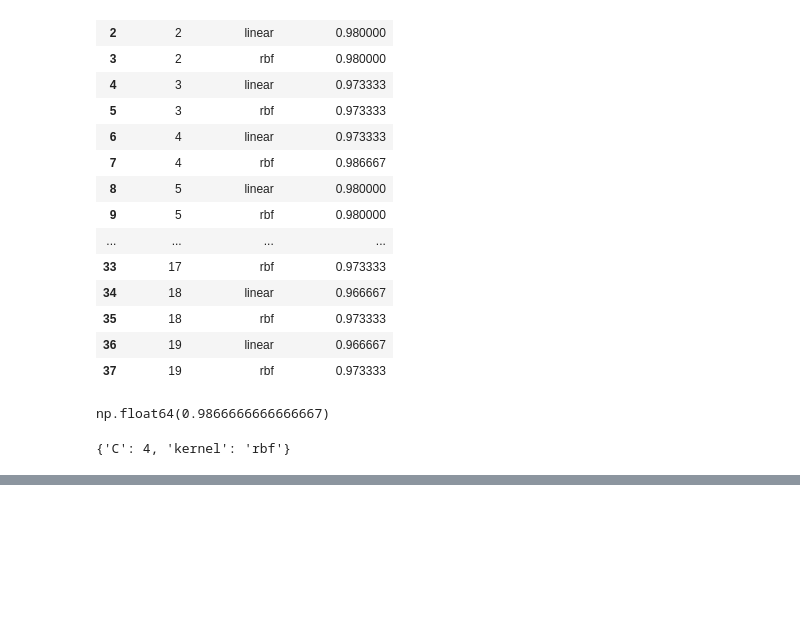
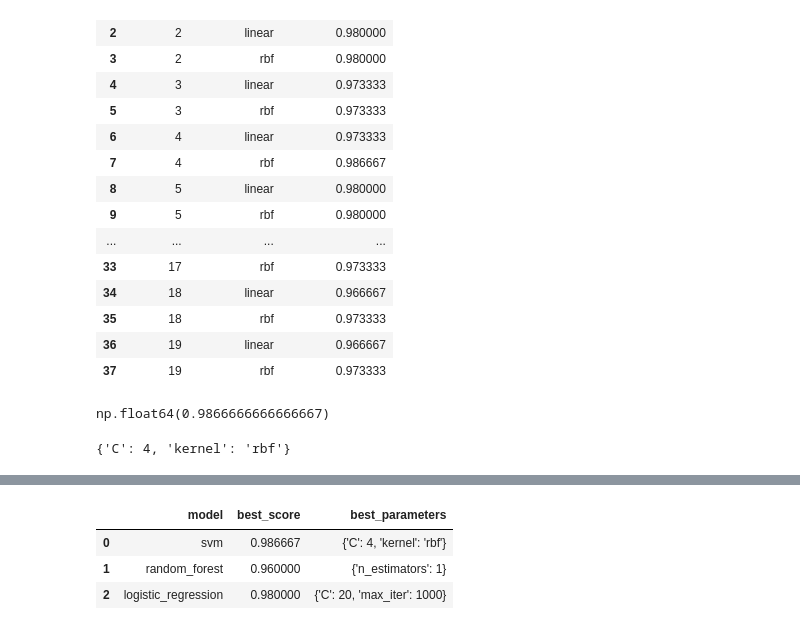
Before and after one commit to cmd-cosmos/ml-algorithms, a Jupyter notebook: Evaluation-and-Post-Training/Hyper-Parameter-Tuning/hyperparameter-tuning.ipynb, the cells around one changed output, grey strips where cells are left out. Drawn from its saved outputs; the diff is of its cells as text; code cells hidden in the pictures; blank space fills up the shorter version.

```diff
--- a/Evaluation-and-Post-Training/Hyper-Parameter-Tuning/hyperparameter-tuning.ipynb
+++ b/Evaluation-and-Post-Training/Hyper-Parameter-Tuning/hyperparameter-tuning.ipynb
@@ -180,0 +198,36 @@ clf.best_params_
+# %%
+models_params = {
+    'svm':{
+        'model': SVC(gamma='auto'),
+        'params': {
+            'C' : range(1,21),
+            'kernel' : ['linear', 'rbf']
+        }
+    },
+    'random_forest' : {
+        'model' : RandomForestClassifier(),
+        'params' : {
+            'n_estimators' : [1,5,10] # 1, 5 and 10 trees
+        }
+    },
+    'logistic_regression': {
+        'model' : LogisticRegression(),
+        'params' : {
+            'max_iter' : [1000],
+            'C' : [1,10,20],
+        }
+    }
+}
+# %%
+pool_scores = []
+
+for model, mparams in models_params.items():
+    gscv = GridSearchCV(mparams['model'], mparams['params'], cv=5, return_train_score=False)
+    gscv.fit(iris.data, iris.target)
+    pool_scores.append(
+        {
+            'model' : model,
+            'best_score' : gscv.best_score_,
+            'best_parameters' : gscv.best_params_
+        }
+    )
@@ -180,0 +246,8 @@ clf.best_params_
+# %%
+df2 = pd.DataFrame(pool_scores, columns=['model', 'best_score','best_parameters'])
+df2
+# %% [output]
+|  | model | best_score | best_parameters |
+| 0 | svm | 0.986667 | {'C': 4, 'kernel': 'rbf'} |
+| 1 | random_forest | 0.960000 | {'n_estimators': 1} |
+| 2 | logistic_regression | 0.980000 | {'C': 20, 'max_iter': 1000} |
```
Also changed, not shown: parts of 4 cells of this notebook.
